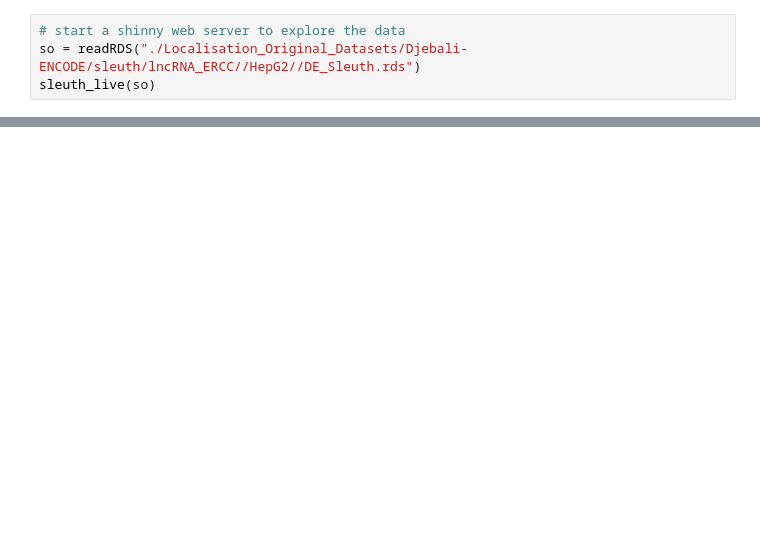
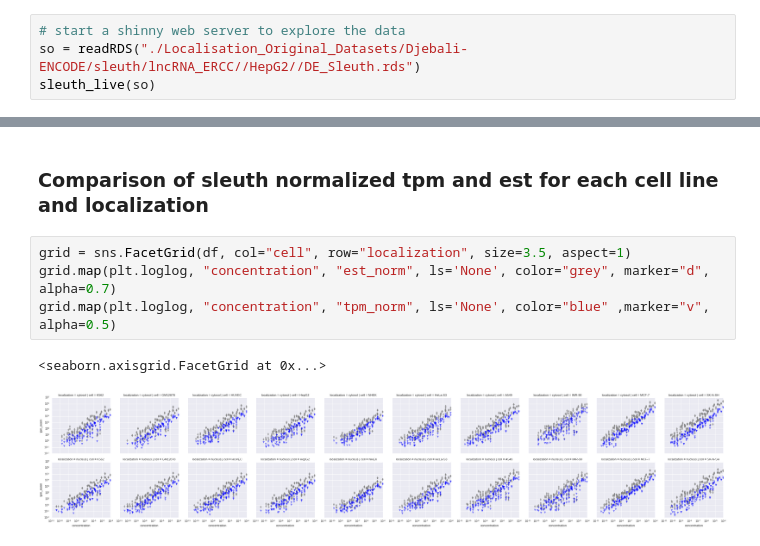
Before and after one commit to a-slide/iPython-Notebook, a Jupyter notebook: Notebooks/2016_07_02_Epi2_pilot_datasets_analysis_localization.ipynb, the cells around one changed output, grey strips where cells are left out. Cells and saved outputs as stored; diff of their text form; blank space fills up the shorter version.

```diff
--- a/Notebooks/2016_07_02_Epi2_pilot_datasets_analysis_localization.ipynb
+++ b/Notebooks/2016_07_02_Epi2_pilot_datasets_analysis_localization.ipynb
@@ -1104,0 +1155,9 @@ grid.fig.tight_layout(w_pad=1)
+# %% [markdown]
+### Comparison of sleuth normalized tpm and est for each cell line and localization
+# %%
+grid = sns.FacetGrid(df, col="cell", row="localization", size=3.5, aspect=1)
+grid.map(plt.loglog, "concentration", "est_norm", ls='None', color="grey", marker="d", alpha=0.7)
+grid.map(plt.loglog, "concentration", "tpm_norm", ls='None', color="blue" ,marker="v", alpha=0.5)
+# %% [output]
+<seaborn.axisgrid.FacetGrid at 0x...>
+[figure, added]
```
Also changed, not shown: parts of 24 cells of this notebook.
